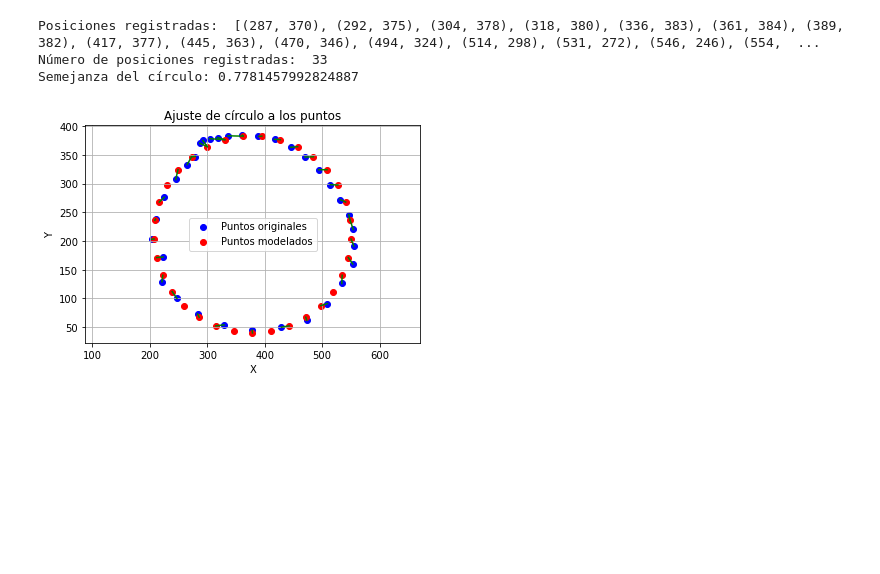
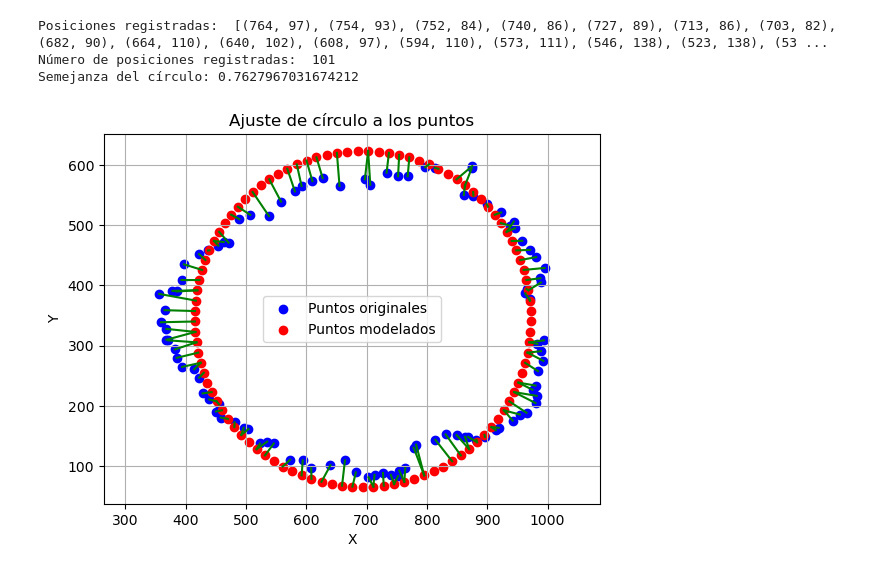
Before and after one commit to RodrigoCovas/PerfectShapeChallenge-ComputerVision, a Jupyter notebook: src/light_follower.ipynb, the cells around one changed output. Drawn from its saved outputs; the diff is of its cells as text; code cells hidden in the pictures; blank space fills up the shorter version.

```diff
--- a/src/light_follower.ipynb
+++ b/src/light_follower.ipynb
@@ -61,7 +61,7 @@ def calcular_semejanza(puntos_originales, puntos_circulo, radio):
     desviacion_distancia = np.std(distancias)
 
     #Calculamos la semejanza
-    semejanza = 1 / (1 + media_distancia/((radio**3)/500))
+    semejanza = 1 / (1 + media_distancia/((radio**3)/200))
 
     return semejanza, puntos_unidos
 
@@ -128,6 +128,12 @@ def detect_bright_object(frame):
 
 # Captura de video desde la cámara
 cap = cv2.VideoCapture(0)
+
+# Set the dimensions
+frame_width = 1280
+frame_height = 720
+cap.set(cv2.CAP_PROP_FRAME_WIDTH, frame_width)
+cap.set(cv2.CAP_PROP_FRAME_HEIGHT, frame_height)
 
 tracking_positions = []
 tracking_started = False
@@ -162,7 +168,7 @@ while True:
 
     # Predicción del filtro de Kalman
     predicted = kalman.predict()
-    predicted_x, predicted_y = int(predicted[0]), int(predicted[1])
+    predicted_x, predicted_y = int(predicted[0].item()), int(predicted[1].item())
 
     # Dibujar en la imagen
     if detected:
@@ -186,36 +192,36 @@ while True:
     if tracking_started and (time.time() - start_time) > 1:
         if (time.time() - start_time) > 6:
             print("Demasiado lento")
             break
         if detected and initial_position and euclidean_distance(detected, initial_position) < 40:
             if (time.time() - start_time) < 3:
                 print("Demasiado rápido")
                 break
             #Eliminar puntos duplicados o muy parecidos
             tracking_positions = [tracking_positions[i] for i in range(len(tracking_positions)) if i == 0 or euclidean_distance(tracking_positions[i], tracking_positions[i-1]) > 3]
-            for i in range(len(tracking_positions)):
-                tracking_positions[i] = (tracking_positions[i][0], abs(tracking_positions[i][1]-479))
+            # for i in range(len(tracking_positions)):
+                # tracking_positions[i] = (tracking_positions[i][0], abs(tracking_positions[i][1]-479))
             print("Posiciones registradas: ", tracking_positions)
             print("Número de posiciones registradas: ", len(tracking_positions))
 
             # Calcular la semejanza de círculo para las posiciones registradas
             circulo = ajustar_circulo(tracking_positions)
             if circulo[2] < 125:
                 print("Círculo demasiado pequeño")
             else:
                 puntos_circulo = generar_puntos_circulo(circulo[0], circulo[1], circulo[2], len(tracking_positions))
                 semejanza, puntos_unidos = calcular_semejanza(tracking_positions, puntos_circulo, circulo[2])
                 print("Semejanza del círculo:", semejanza)
                 plot_circulo(tracking_positions, puntos_circulo, puntos_unidos)
             break
 
     if cv2.waitKey(1) & 0xFF == ord('q'):
         break
 
 cap.release()
 cv2.destroyAllWindows()
 # %% [output]
-Posiciones registradas:  [(287, 370), (292, 375), (304, 378), (318, 380), (336, 383), (361, 384), (389, 382), (417, 377), (445, 363), (470, 346), (494, 324), (514, 298), (531, 272), (546, 246), (554,  ...
-Número de posiciones registradas:  33
-Semejanza del círculo: 0.7781457992824887
+Posiciones registradas:  [(764, 97), (754, 93), (752, 84), (740, 86), (727, 89), (713, 86), (703, 82), (682, 90), (664, 110), (640, 102), (608, 97), (594, 110), (573, 111), (546, 138), (523, 138), (53 ...
+Número de posiciones registradas:  101
+Semejanza del círculo: 0.7627967031674212
-[figure, old version]
+[figure, new version]
```
Also changed, not shown: 1 other file.
